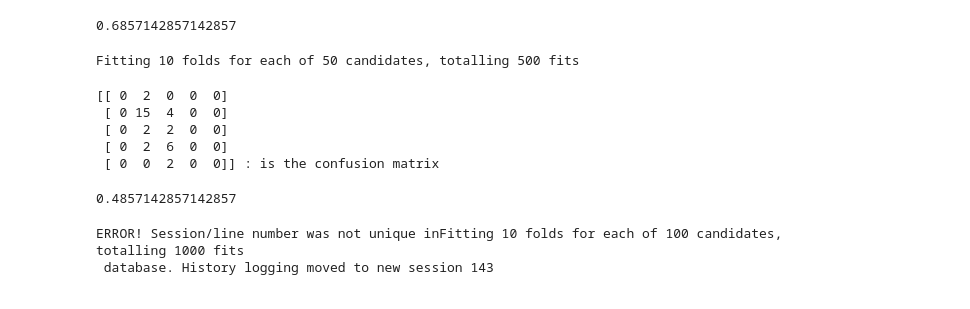
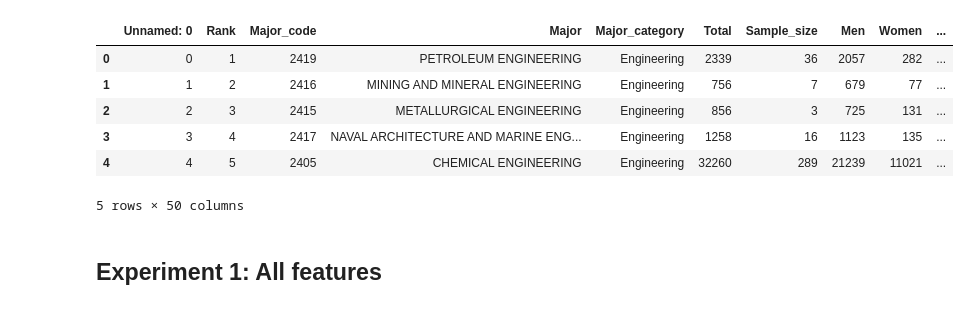
Before and after one commit to siennawishart/MSCI-446-Project, a Jupyter notebook: Supervised Learning/NB.ipynb, the cells around one changed output. Saved outputs shown, nothing was run; the diff lists cells and outputs as text; code cells hidden in the pictures.

```diff
--- a/Supervised Learning/NB.ipynb
+++ b/Supervised Learning/NB.ipynb
@@ -192,47 +0,0 @@ Fitting 10 folds for each of 100 candidates, totalling 1000 fits
-# %%
-nbModel_grid.score(X_test, y_test)
-# %% [output]
-0.6857142857142857
-# %%
-### param tuning, 68.7%
-### https://medium.com/analytics-vidhya/how-to-improve-naive-bayes-9fa698e14cba
-
-param_grid_nb = {
-    'alpha': np.logspace(0,50, num=50),
-}
-
-nbModel_grid = GridSearchCV(estimator=CategoricalNB(), param_grid=param_grid_nb, verbose=1, cv=10, n_jobs=-1)
-nbModel_grid.fit(X_train, y_train)
-# print(nbModel_grid.best_estimator_)
-y_pred = nbModel_grid.predict(X_test)
-nbModel_grid.score(X_test, y_test)
-print(confusion_matrix(y_test, y_pred), ": is the confusion matrix")
-
-nbModel_grid.score(X_test, y_test)
-# %% [output]
-Fitting 10 folds for each of 50 candidates, totalling 500 fits
-[[ 0  2  0  0  0]
- [ 0 15  4  0  0]
- [ 0  2  2  0  0]
- [ 0  2  6  0  0]
- [ 0  0  2  0  0]] : is the confusion matrix
-0.4857142857142857
-# %%
-### param tuning, 68.7%
-### https://medium.com/analytics-vidhya/how-to-improve-naive-bayes-9fa698e14cba
-
-param_grid_nb = {
-    'alpha': np.logspace(0,50, num=100),
-}
-
-nbModel_grid = GridSearchCV(estimator=MixedNB(), param_grid=param_grid_nb, verbose=1, cv=10, n_jobs=-1)
-nbModel_grid.fit(X_train, y_train)
-# print(nbModel_grid.best_estimator_)
-y_pred = nbModel_grid.predict(X_test)
-nbModel_grid.score(X_test, y_test)
-print(confusion_matrix(y_test, y_pred), ": is the confusion matrix")
-
-nbModel_grid.score(X_test, y_test)
-# %% [output]
-ERROR! Session/line number was not unique inFitting 10 folds for each of 100 candidates, totalling 1000 fits
- database. History logging moved to new session 143
@@ -238,0 +14,21 @@ ERROR! Session/line number was not unique inFitting 10 folds for each of 100 can
+# %%
+# read in data
+data = pd.read_csv('../Data/Data Cleaning and Feature Eng/recent-grads-new-features.csv')
+
+# encode categorical column to numerical value
+le = LabelEncoder()
+data["Major_category_coded"] = le.fit_transform(data["Major_category"])
+
+# encode predicted class variable as numerical label
+le = LabelEncoder()
+data["Median_category_coded"] = le.fit_transform(data["Median_category"])
+
+data.head()
+# %% [output]
+|  | Unnamed: 0 | Rank | Major_code | Major | Major_category | Total | Sample_size | Men | Women | ... |
+| 0 | 0 | 1 | 2419 | PETROLEUM ENGINEERING | Engineering | 2339 | 36 | 2057 | 282 | ... |
+| 1 | 1 | 2 | 2416 | MINING AND MINERAL ENGINEERING | Engineering | 756 | 7 | 679 | 77 | ... |
+| 2 | 2 | 3 | 2415 | METALLURGICAL ENGINEERING | Engineering | 856 | 3 | 725 | 131 | ... |
+| 3 | 3 | 4 | 2417 | NAVAL ARCHITECTURE AND MARINE ENG... | Engineering | 1258 | 16 | 1123 | 135 | ... |
+| 4 | 4 | 5 | 2405 | CHEMICAL ENGINEERING | Engineering | 32260 | 289 | 21239 | 11021 | ... |
+5 rows × 50 columns
@@ -238,0 +38,2 @@ ERROR! Session/line number was not unique inFitting 10 folds for each of 100 can
+# %% [markdown]
+## Experiment 1: All features
```
Also changed, not shown: parts of 35 cells of this notebook, 1 other file.
